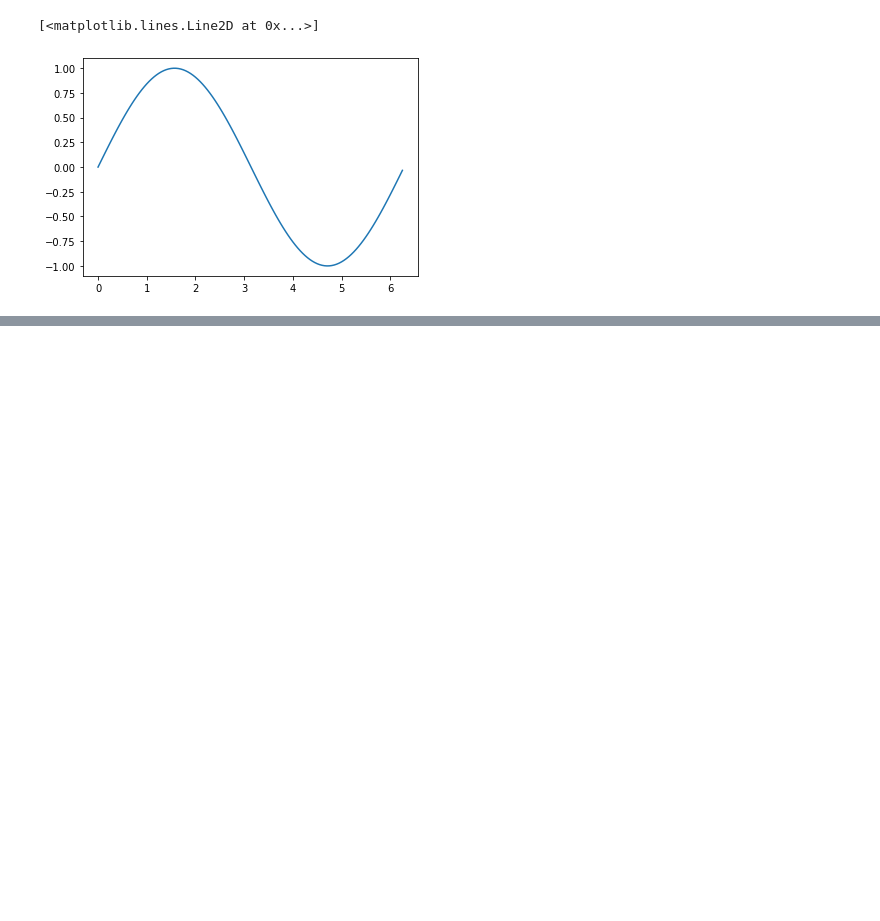
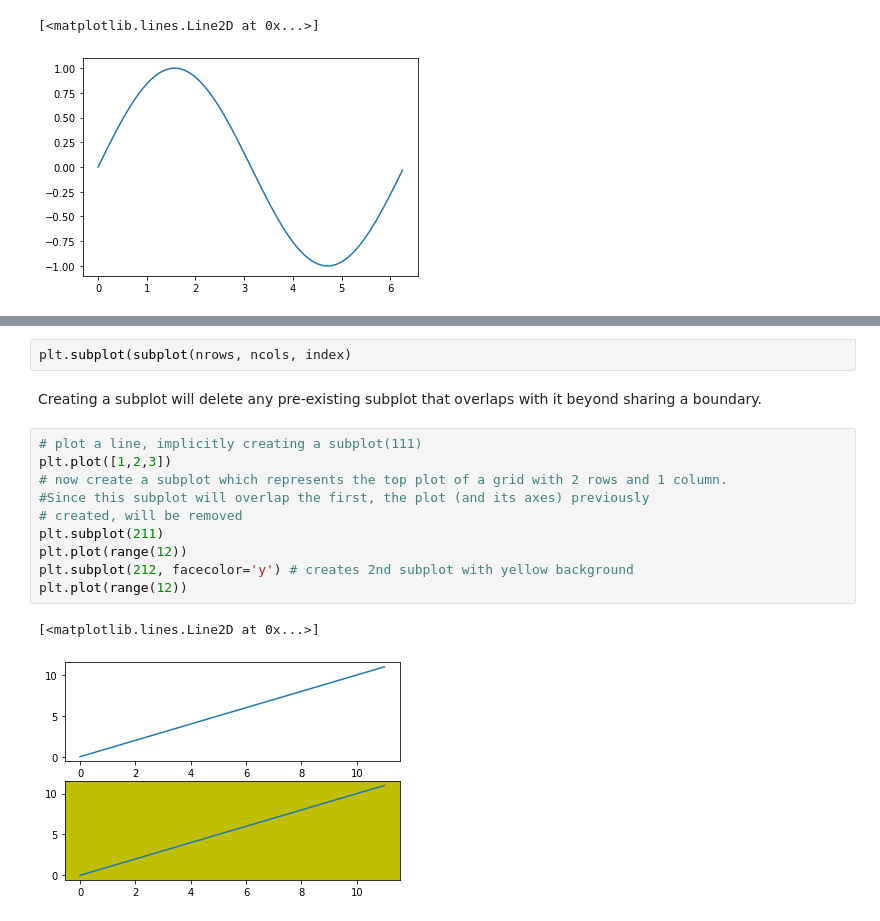
Before and after one commit to victoryapcheeann/matplotlib101, a Jupyter notebook: matplotlib101.ipynb, the cells around one changed output, grey strips where cells are left out. Saved outputs shown, nothing was run; the diff lists cells and outputs as text; blank space fills up the shorter version.

```diff
--- a/matplotlib101.ipynb
+++ b/matplotlib101.ipynb
@@ -13,0 +173,17 @@ plt.plot(x,y)
+# %%
+plt.subplot(subplot(nrows, ncols, index)
+# %% [markdown]
+Creating a subplot will delete any pre-existing subplot that overlaps with it beyond sharing a boundary.
+# %%
+# plot a line, implicitly creating a subplot(111)
+plt.plot([1,2,3])
+# now create a subplot which represents the top plot of a grid with 2 rows and 1 column.
+#Since this subplot will overlap the first, the plot (and its axes) previously
+# created, will be removed
+plt.subplot(211)
+plt.plot(range(12))
+plt.subplot(212, facecolor='y') # creates 2nd subplot with yellow background
+plt.plot(range(12))
+# %% [output]
+[<matplotlib.lines.Line2D at 0x...>]
+[figure, added]
```
Also changed, not shown: parts of 30 cells of this notebook.
